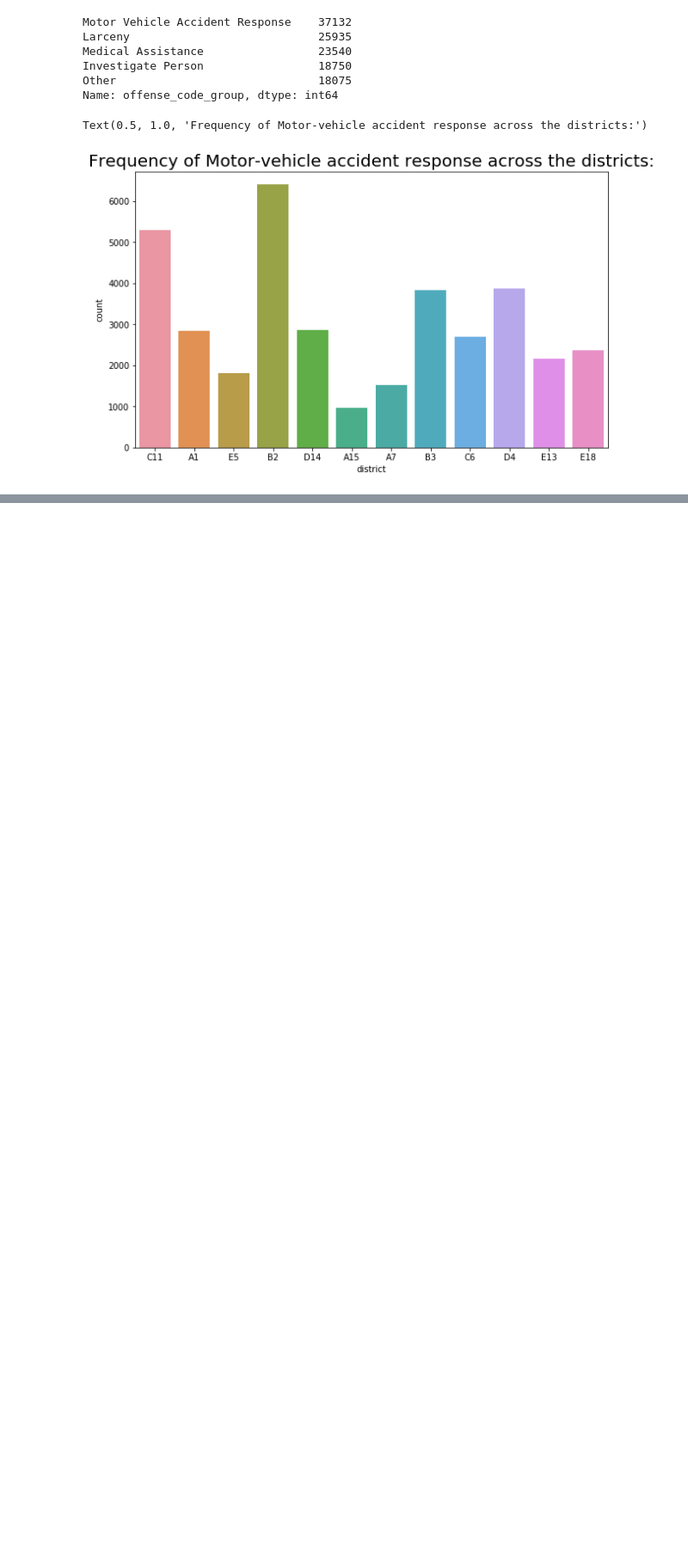
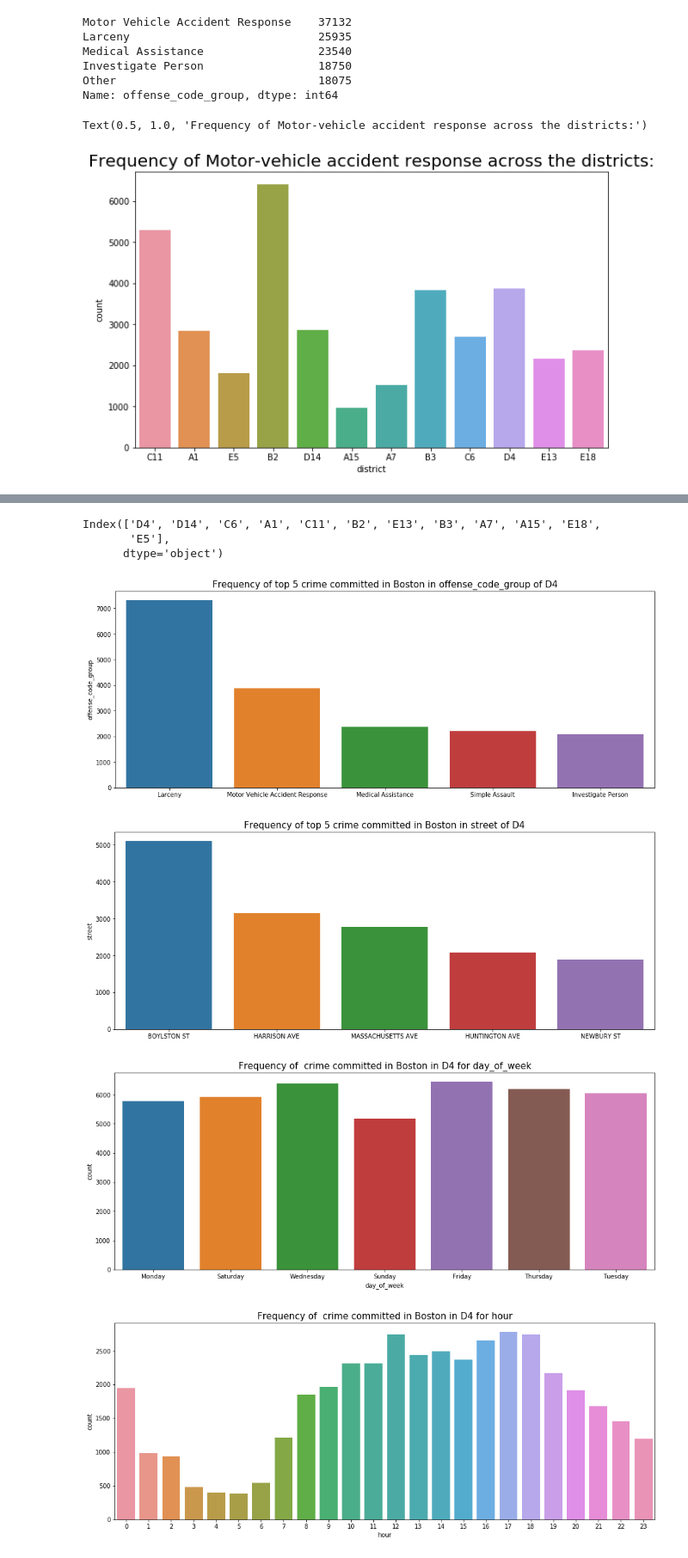
Before and after one commit to SANYAM1996/scatter-plotter, a Jupyter notebook: EDA_analysis.ipynb, the cells around one changed output, grey strips where cells are left out. Shown at 86% size. Cells and saved outputs as stored; diff of their text form; code cells hidden in the pictures; blank space fills up the shorter version.

```diff
--- a/EDA_analysis.ipynb
+++ b/EDA_analysis.ipynb
@@ -121,0 +150,12 @@ Text(0.5, 1.0, 'Frequency of Motor-vehicle accident response across the district
+# %%
+#district wise stats of the distribution
+def street_wise_district(x):
+    crime_district=data[data["district"]==x]
+
+
+    plot_fig(crime_district,x,"offense_code_group")
+    plot_fig(crime_district,x,"street")
+    plot_time(crime_district,x,"day_of_week")
+    plot_time(crime_district,x,"hour")
+    plot_time(crime_district,x,"month")
+    return crime_district
@@ -121,0 +179,13 @@ Text(0.5, 1.0, 'Frequency of Motor-vehicle accident response across the district
+# %%
+dist=districts["district"].value_counts().index
+print(dist)
+for i in range(len(dist)):
+    street_wise_district(dist[i])
+# %% [output]
+Index(['D4', 'D14', 'C6', 'A1', 'C11', 'B2', 'E13', 'B3', 'A7', 'A15', 'E18',
+       'E5'],
+      dtype='object')
+[figure, added]
+[figure, added]
+[figure, added]
+[figure, added]
```
Also changed, not shown: parts of 8 cells of this notebook.
